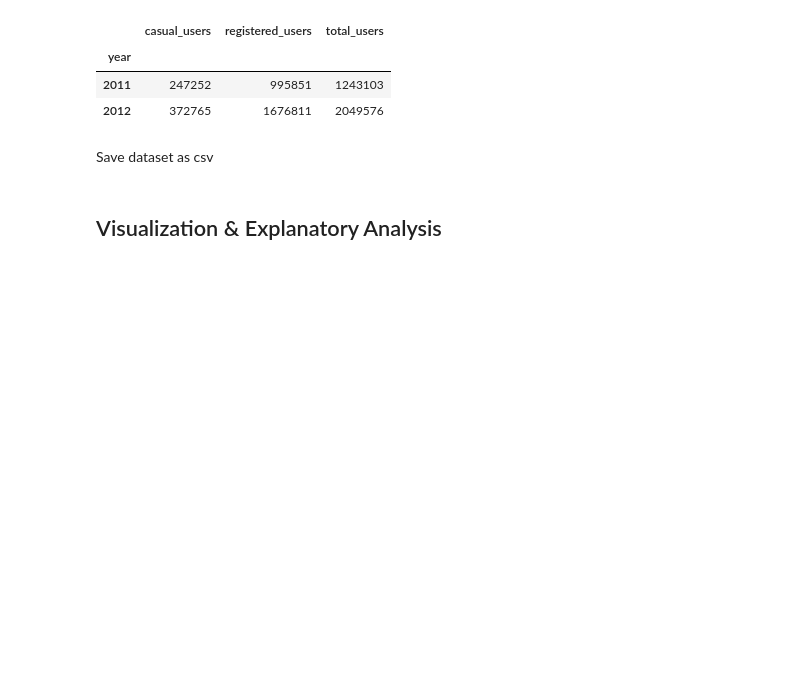
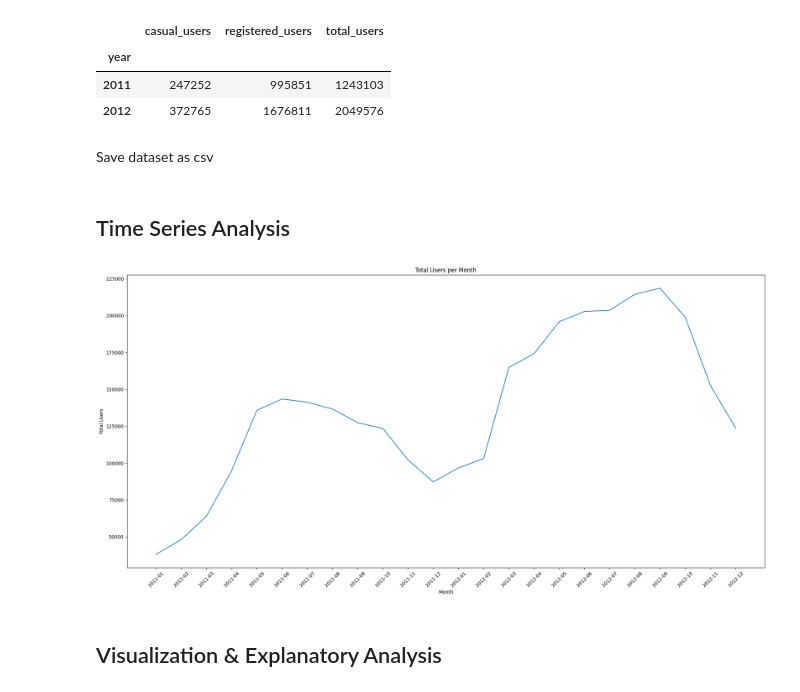
Before and after one commit to haikalirf/Bike-Sharing-Dataset-Analysis, a Jupyter notebook: notebook.ipynb, the cells around one changed output. Saved outputs shown, nothing was run; the diff lists cells and outputs as text; code cells hidden in the pictures; blank space fills up the shorter version.

Commit message:
Added time series analysis

```diff
--- a/notebook.ipynb
+++ b/notebook.ipynb
@@ -226,6 +226,23 @@ hour_df.groupby(['year'], observed=False)[['casual_users', 'registered_users', '
 Save dataset as csv
 # %%
 hour_df.to_csv('dashboard/hour_modified.csv', index=False)
+# %% [markdown]
+## Time Series Analysis
+# %%
+hour_df['month'] = hour_df['date'].dt.to_period('M')
+monthly_users = hour_df.groupby('month')['total_users'].sum().reset_index()
+monthly_users['month'] = monthly_users['month'].astype(str)
+
+fig, ax = plt.subplots(figsize=(20, 10))
+sns.lineplot(x='month', y='total_users', data=monthly_users)
+plt.title('Total Users per Month')
+plt.xlabel('Month')
+plt.ylabel('Total Users')
+plt.xticks(rotation=45)  # Rotate x-axis labels for better readability
+plt.tight_layout()
+plt.show()
+# %% [output]
+[figure, added]
 # %% [markdown]
 ## Visualization & Explanatory Analysis
 # %% [markdown]
```
